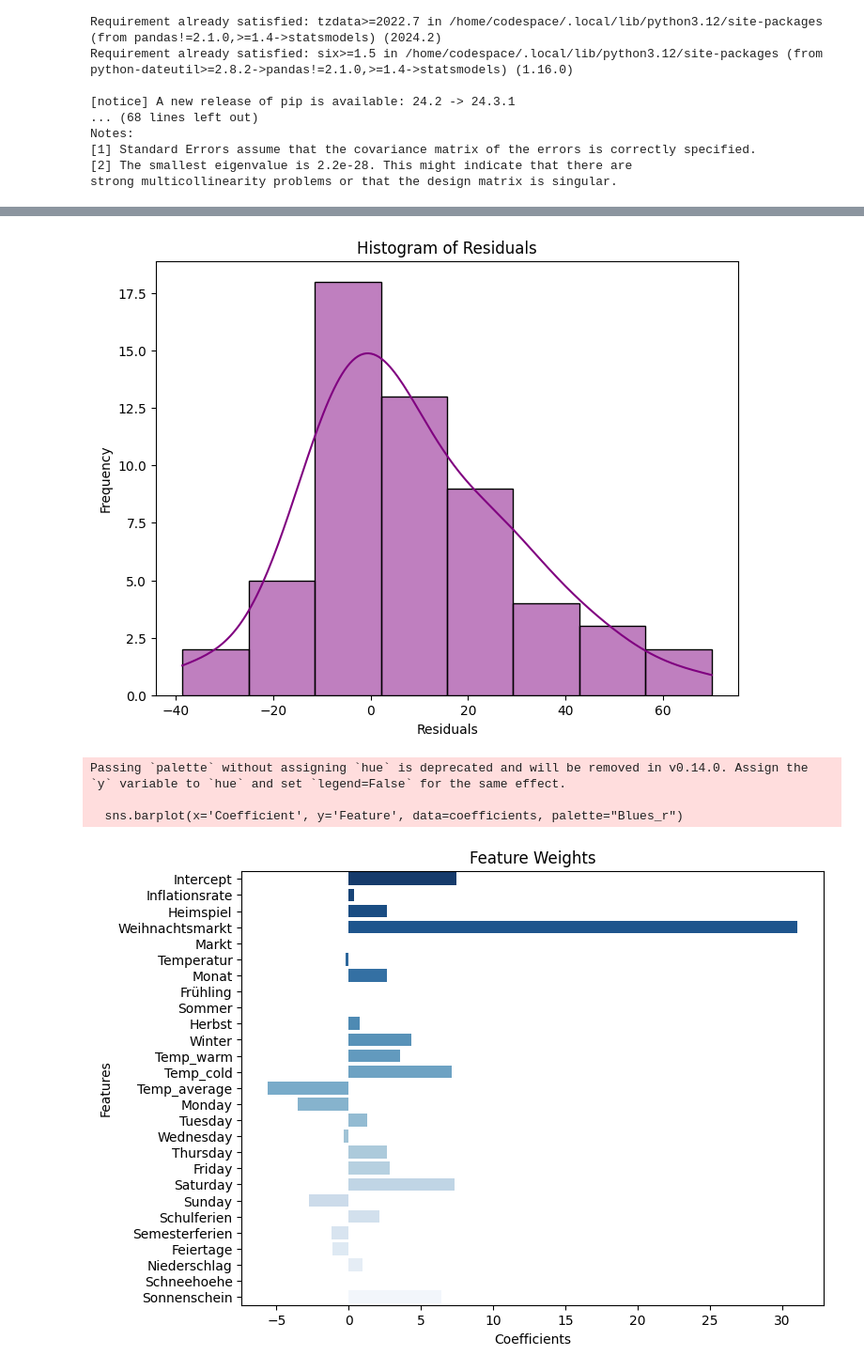
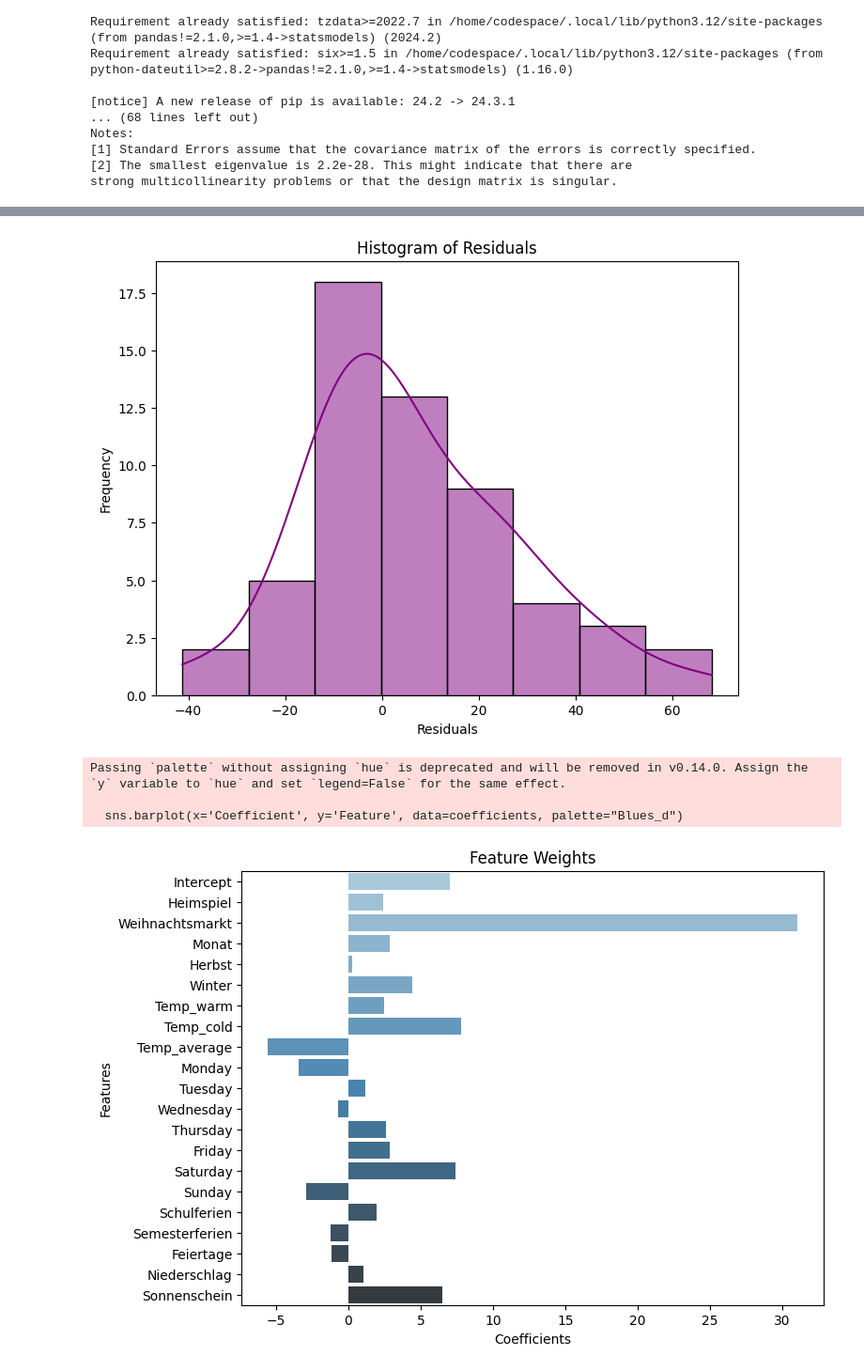
Before and after one commit to Fiesa00/DS_ML_Gr_1.5, a Jupyter notebook: 2_BaselineModel/Baseline-Model W6.ipynb, the cells around one changed output, grey strips where cells are left out. Shown: that part at 94% size. Drawn from its saved outputs; the diff is of its cells as text; code cells hidden in the pictures.

```diff
--- a/2_BaselineModel/Baseline-Model W6.ipynb
+++ b/2_BaselineModel/Baseline-Model W6.ipynb
@@ -223,7 +223,7 @@ data = data
 
 # Select features and target variable
 # Features include 'Warengruppe', 'Monday', 'Tuesday'
-features = ['Inflationsrate','Heimspiel','Weihnachtsmarkt', 'Markt','Temperatur','Monat' ,'Frühling','Sommer','Herbst','Winter','Temp_warm','Temp_cold','Temp_average', 'Monday','Tuesday','Wednesday','Thursday','Friday','Saturday','Sunday','Schulferien','Semesterferien','Feiertage','Niederschlag', 'Schneehoehe','Sonnenschein']
+features = ['Heimspiel','Weihnachtsmarkt','Monat','Herbst','Winter','Temp_warm','Temp_cold','Temp_average', 'Monday','Tuesday','Wednesday','Thursday','Friday','Saturday','Sunday','Schulferien','Semesterferien','Feiertage','Niederschlag','Sonnenschein']
 X = data[features]
 y = data['Umsatz']  # Target variable: Umsatz
 
@@ -304,7 +304,7 @@ coefficients = pd.DataFrame({
 
 # Bar plot of feature coefficients
 plt.figure(figsize=(8, 6))
-sns.barplot(x='Coefficient', y='Feature', data=coefficients, palette="Blues_r")
+sns.barplot(x='Coefficient', y='Feature', data=coefficients, palette="Blues_d")
 plt.title("Feature Weights")
 plt.xlabel("Coefficients")
 plt.ylabel("Features")
@@ -319,8 +319,8 @@ Mean Absolute Percentage Error (MAPE): 33.14%
-[figure, old version]
+[figure, new version]
 Passing `palette` without assigning `hue` is deprecated and will be removed in v0.14.0. Assign the `y` variable to `hue` and set `legend=False` for the same effect.
 
-  sns.barplot(x='Coefficient', y='Feature', data=coefficients, palette="Blues_r")
+  sns.barplot(x='Coefficient', y='Feature', data=coefficients, palette="Blues_d")
-[figure, old version]
+[figure, new version]
 # %%
 # Import necessary libraries
 import pandas as pd  # For data manipulation
```
Also changed, not shown: parts of 5 cells of this notebook, 6 other files.
